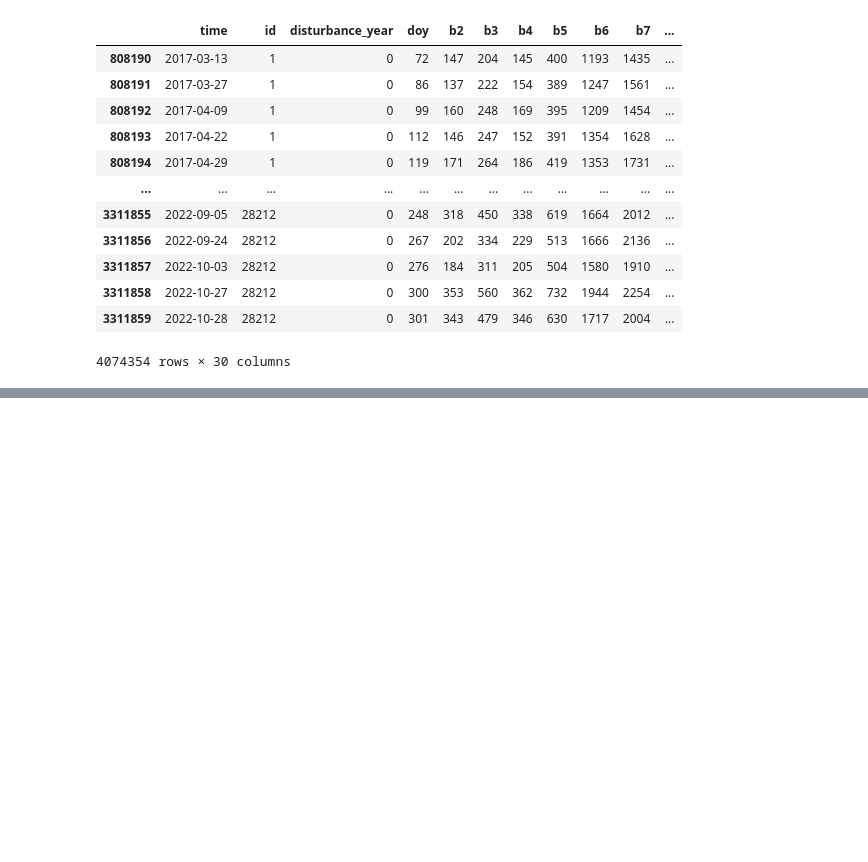
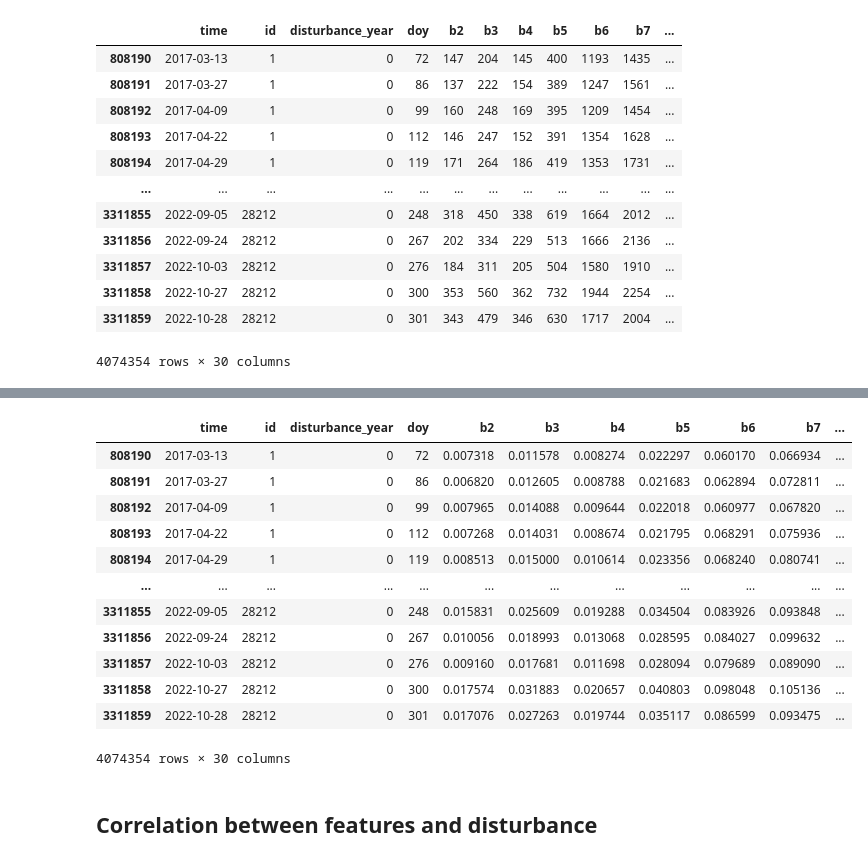
Before and after one commit to RafaelRiesle/tree_classification, a Jupyter notebook: notebooks/evelin/detect_disturbed_trees.ipynb, the cells around one changed output, grey strips where cells are left out. Drawn from its saved outputs; the diff is of its cells as text; code cells hidden in the pictures; blank space fills up the shorter version.

```diff
--- a/notebooks/evelin/detect_disturbed_trees.ipynb
+++ b/notebooks/evelin/detect_disturbed_trees.ipynb
@@ -92,0 +91,5 @@ plt.show()
+# %%
+indices = ["b2", "b3", "b4", "b5", "b6", "b7", "b8", "b8a", "b11", "b12", "ndvi", "gndvi", "wdvi", "tndvi", "savi", "ipvi", "mcari", "reip", "masvi2", "dvi"]
+# %%
+df_norm = df.copy()
+df_norm[indices] = (df[indices] - df[indices].min()) / (df[indices].max() - df[indices].min())
@@ -92,0 +119,18 @@ plt.show()
+# %%
+df_norm
+# %% [output]
+|  | time | id | disturbance_year | doy | b2 | b3 | b4 | b5 | b6 | b7 | ... |
+| 808190 | 2017-03-13 | 1 | 0 | 72 | 0.007318 | 0.011578 | 0.008274 | 0.022297 | 0.060170 | 0.066934 | ... |
+| 808191 | 2017-03-27 | 1 | 0 | 86 | 0.006820 | 0.012605 | 0.008788 | 0.021683 | 0.062894 | 0.072811 | ... |
+| 808192 | 2017-04-09 | 1 | 0 | 99 | 0.007965 | 0.014088 | 0.009644 | 0.022018 | 0.060977 | 0.067820 | ... |
+| 808193 | 2017-04-22 | 1 | 0 | 112 | 0.007268 | 0.014031 | 0.008674 | 0.021795 | 0.068291 | 0.075936 | ... |
+| 808194 | 2017-04-29 | 1 | 0 | 119 | 0.008513 | 0.015000 | 0.010614 | 0.023356 | 0.068240 | 0.080741 | ... |
+| ... | ... | ... | ... | ... | ... | ... | ... | ... | ... | ... | ... |
+| 3311855 | 2022-09-05 | 28212 | 0 | 248 | 0.015831 | 0.025609 | 0.019288 | 0.034504 | 0.083926 | 0.093848 | ... |
+| 3311856 | 2022-09-24 | 28212 | 0 | 267 | 0.010056 | 0.018993 | 0.013068 | 0.028595 | 0.084027 | 0.099632 | ... |
+| 3311857 | 2022-10-03 | 28212 | 0 | 276 | 0.009160 | 0.017681 | 0.011698 | 0.028094 | 0.079689 | 0.089090 | ... |
+| 3311858 | 2022-10-27 | 28212 | 0 | 300 | 0.017574 | 0.031883 | 0.020657 | 0.040803 | 0.098048 | 0.105136 | ... |
+| 3311859 | 2022-10-28 | 28212 | 0 | 301 | 0.017076 | 0.027263 | 0.019744 | 0.035117 | 0.086599 | 0.093475 | ... |
+4074354 rows × 30 columns
+# %% [markdown]
+## Correlation between features and disturbance
```
Also changed, not shown: parts of 15 cells of this notebook.
